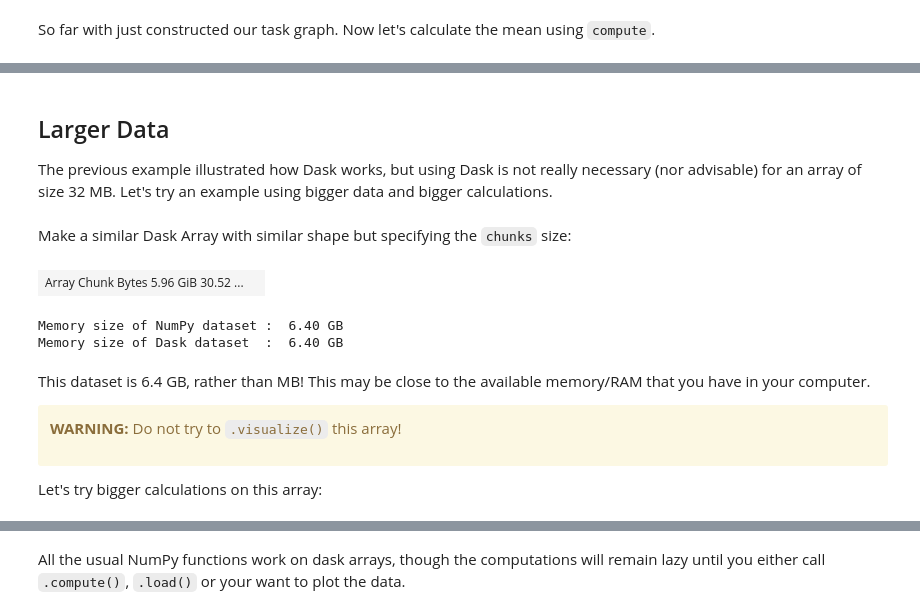
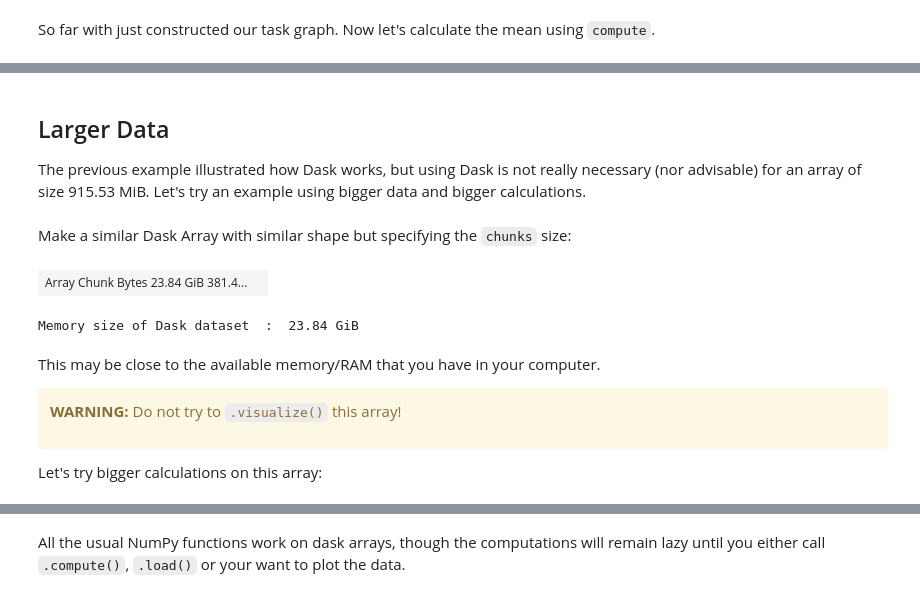
Before and after one commit to NCAR/dask-tutorial, a Jupyter notebook: notebooks/01-dask-array.ipynb, the cells around one changed output, grey strips where cells are left out. Drawn from its saved outputs; the diff is of its cells as text; code cells hidden in the pictures.

```diff
--- a/notebooks/01-dask-array.ipynb
+++ b/notebooks/01-dask-array.ipynb
@@ -256,27 +288,27 @@ mean_of_ones_da.visualize()
 # %% [markdown]
 ## Larger Data
-The previous example illustrated how Dask works, but using Dask is not really necessary (nor advisable) for an array of size 32 MB. Let's try an example using bigger data and bigger calculations.
+The previous example illustrated how Dask works, but using Dask is not really necessary (nor advisable) for an array of size 915.53 MiB. Let's try an example using bigger data and bigger calculations.
 # %%
-big_shape = (40000, 20000)
+big_shape = (4000, 200, 4000)
 
-big_ones_np = np.ones(big_shape)
+# -- this will make a big numpy array that might not fit on your machine
+#big_np = np.ones(big_shape)
 # %% [markdown]
 Make a similar Dask Array with similar shape but specifying the `chunks` size:
 # %%
-chunk_shape = (2000,2000)
-big_ones_da = da.ones(big_shape,chunks=chunk_shape)
-big_ones_da
+big_chunk = (500, 100, 1000)
+big_da = da.ones(big_shape,chunks=big_chunk)
+big_da
 # %% [output]
-| Array Chunk Bytes 5.96 GiB 30.52 ... |  |
+| Array Chunk Bytes 23.84 GiB 381.4... |  |
 # %%
 # size of data
-print("Memory size of NumPy dataset :  {:.2f} GB".format(big_ones_np.nbytes / 1e9))
-print("Memory size of Dask dataset  :  {:.2f} GB".format(big_ones_da.nbytes / 1e9))
+#print("Memory size of NumPy dataset :  {:.2f} GiB".format(big_np.nbytes / 1024/1024/1024))
+print("Memory size of Dask dataset  :  {:.2f} GiB".format(big_da.nbytes / 1024/1024/1024))
 # %% [output]
-Memory size of NumPy dataset :  6.40 GB
-Memory size of Dask dataset  :  6.40 GB
+Memory size of Dask dataset  :  23.84 GiB
 # %% [markdown]
-This dataset is 6.4 GB, rather than MB! This may be close to the available memory/RAM that you have in your computer.
+This may be close to the available memory/RAM that you have in your computer.
 
 <div class="alert alert-block alert-warning">
 
```
Also changed, not shown: parts of 47 cells of this notebook.
